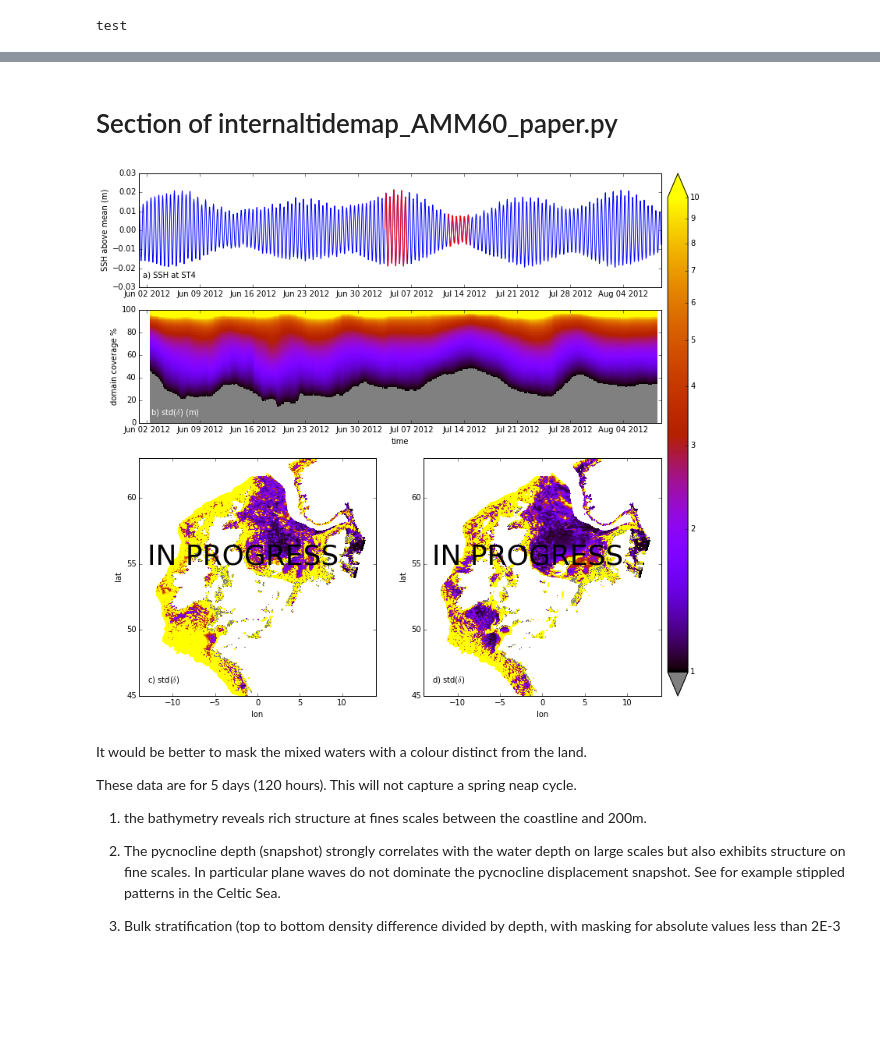
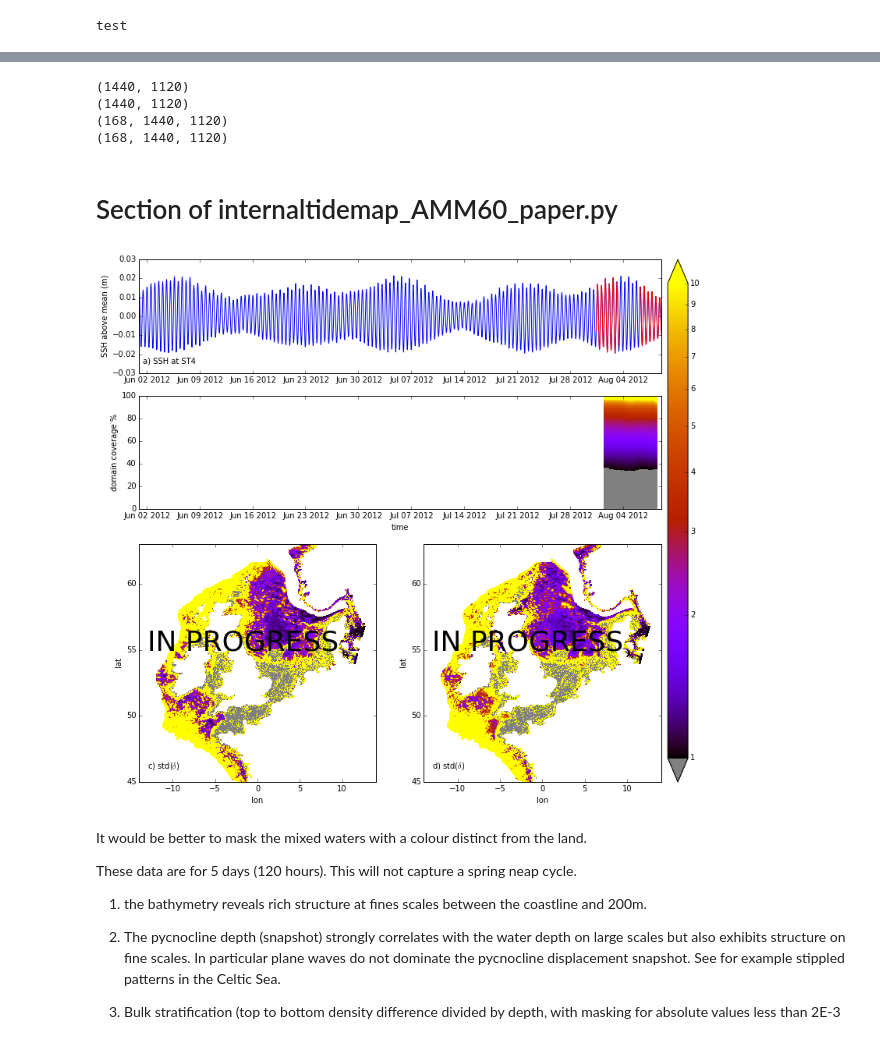
Before and after one commit to jpolton/AMM60_paper, a Jupyter notebook: Programs/IT/internaltidemap_AMM60_paper.ipynb, the cells around one changed output, grey strips where cells are left out. Cells and saved outputs as stored; diff of their text form; code cells hidden in the pictures; blank space fills up the shorter version.

```diff
--- a/Programs/IT/internaltidemap_AMM60_paper.ipynb
+++ b/Programs/IT/internaltidemap_AMM60_paper.ipynb
@@ -822,6 +1163,28 @@ mask_corners = np.reshape( ma.masked_where( t1+t2 , np.ones((ny,nx))) ,(ny,nx) )
+# %%
+print np.shape(var)
+print np.shape(mask)
+print np.shape(mask_strat)
+print np.shape(internal_tide_map_3day)
+# %% [output]
+(1440, 1120)
+(1440, 1120)
+(168, 1440, 1120)
+(168, 1440, 1120)
 # %% [markdown]
  #  Section of internaltidemap_AMM60_paper.py
 # %%
+##############################################################################
+# Plot std histogram vs time
+##############################################################################
+
+"""
+Actually want to plot std(delta) rather than the variance.
+Since the quantity carried is sortvar=log10(variance) need to do a little bit of algebra
+variance = std^2 = 10^(sortvar)
+Therefore
+std = sqrt(10^sortvar) OR 10^(sortvar/2)
+"""
+
 std = np.power(10,sortvar/2)
 
 fig = plt.figure(figsize=(12,12))
@@ -873,7 +1236,8 @@ ax2.text(start, 7, 'b) std($\delta$) (m)',color='w')
 #######################################
 
 for i in [0,1]:
-    count = [780, 980]
+    count = [10, 150]
+#    count = [780, 980]
     label = ['c)','d)'] # std($\delta$)'+time_datetime_3day[count[i]], ]
     # Find indices in SSH ST4 data that correspond to the IT data
     ind = [ii for ii in range(len(time_counter_ST4)) if time_counter_ST4[ii] in time_counter_3day[count[i],:]]
@@ -883,36 +1247,36 @@ for i in [0,1]:
     ## pycnocline depth variance
     ###############################
     var = copy.deepcopy(internal_tide_map_3day[count[i],:,:])
-    var[mask*mask_strat==-999] = -999 # These will be off the bottom of the colorbar scale, assign grey
+    var[mask*mask_strat[i,:,:]==-999] = -999 # These will be off the bottom of the colorbar scale, assign grey
     std = np.power(10,var/2)
 
 
     ax3 = fig.add_subplot(2,2,3+i)
 
     cs = ax3.pcolormesh(nav_lon,nav_lat,std*mask, cmap=plt.cm.gnuplot,
                         norm=colors.LogNorm(vmin=1., vmax=10))
     cs.cmap.set_under('grey')
     #cb = plt.colorbar(cs, extend="both") # Extend the upper end of the colorbar
 
     ax3.set_ylabel('lat')
     ax3.set_xlabel('lon')
     ax3.set_ylim([+45,+63])
     ax3.set_xlim([-14,+14])
     #ax3.set_title('std($\delta$) (m)')
     #ax3.set_clim = [np.log10(1), np.log10(10)]
     ax3.text(-13, 46, label[i]+' std($\delta$)') #+time_datetime_3day[count[i]])
 
     ax3.text(-13, 55, 'IN PROGRESS', fontsize='36') #+time_datetime_3day[count[i]])
 
 
 
 
 ## Save output
 ###############################
 #fname = dirroot+'/scratch/jelt/tmp/internaltidemap_std.png'
 #plt.savefig(fname)
 # %% [output]
-[figure, old version]
+[figure, new version]
 # %% [markdown]
 It would be better to mask the mixed waters with a colour distinct from the land.
 
```
Also changed, not shown: parts of 9 cells of this notebook, 39 other files.
